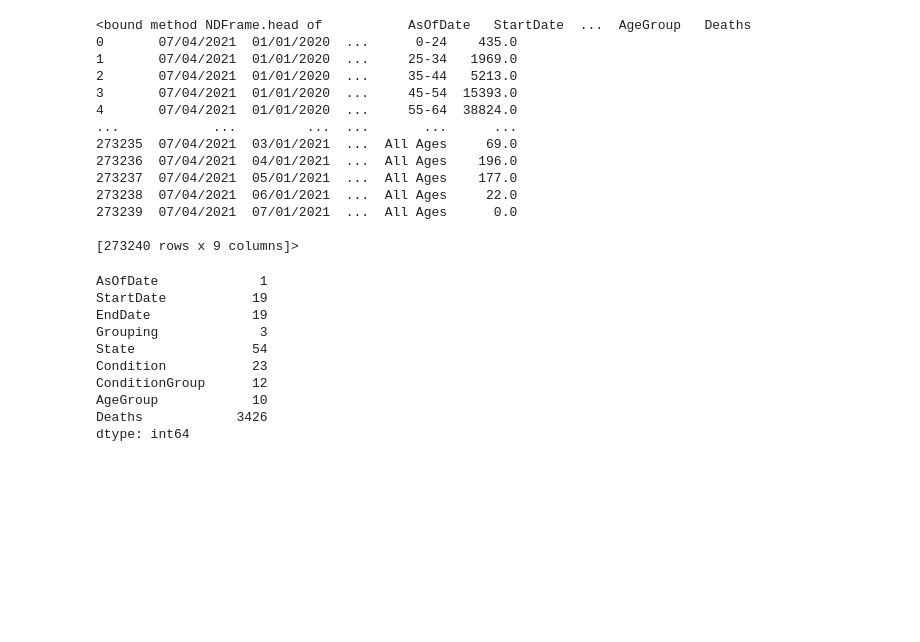
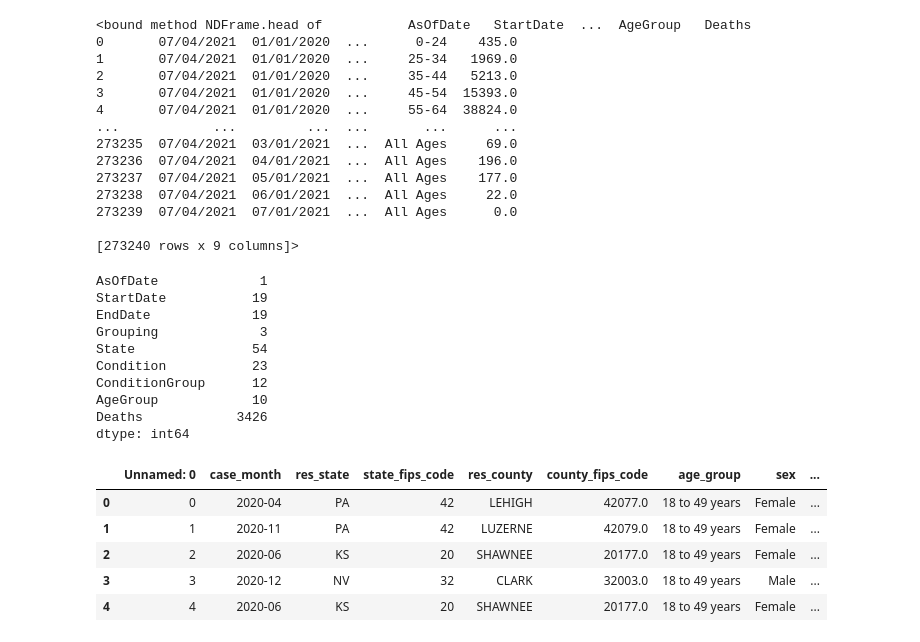
Before and after one commit to dwwatson1/coronavirus_pandemic_playbook, a Jupyter notebook: Clean_Covid_19_Pandemic_Data.ipynb, the cells around one changed output. Cells and saved outputs as stored; diff of their text form; code cells hidden in the pictures; blank space fills up the shorter version.

```diff
--- a/Clean_Covid_19_Pandemic_Data.ipynb
+++ b/Clean_Covid_19_Pandemic_Data.ipynb
@@ -322,3 +322,15 @@ dtype: int64
 # File 3
 # Step 9
 df_Covid_Contributing_Deaths.to_csv("COVID_Conditions_Contributing_Deaths.csv")
+# %%
+# Extract from file 4
+# Step 1
+df_app = pd.read_csv("cdc_database_cleaned.csv")
+df_app.head()
+# %% [output]
+|  | Unnamed: 0 | case_month | res_state | state_fips_code | res_county | county_fips_code | age_group | sex | ... |
+| 0 | 0 | 2020-04 | PA | 42 | LEHIGH | 42077.0 | 18 to 49 years | Female | ... |
+| 1 | 1 | 2020-11 | PA | 42 | LUZERNE | 42079.0 | 18 to 49 years | Female | ... |
+| 2 | 2 | 2020-06 | KS | 20 | SHAWNEE | 20177.0 | 18 to 49 years | Female | ... |
+| 3 | 3 | 2020-12 | NV | 32 | CLARK | 32003.0 | 18 to 49 years | Male | ... |
+| 4 | 4 | 2020-06 | KS | 20 | SHAWNEE | 20177.0 | 18 to 49 years | Female | ... |
```
Also changed, not shown: parts of 9 cells of this notebook.
